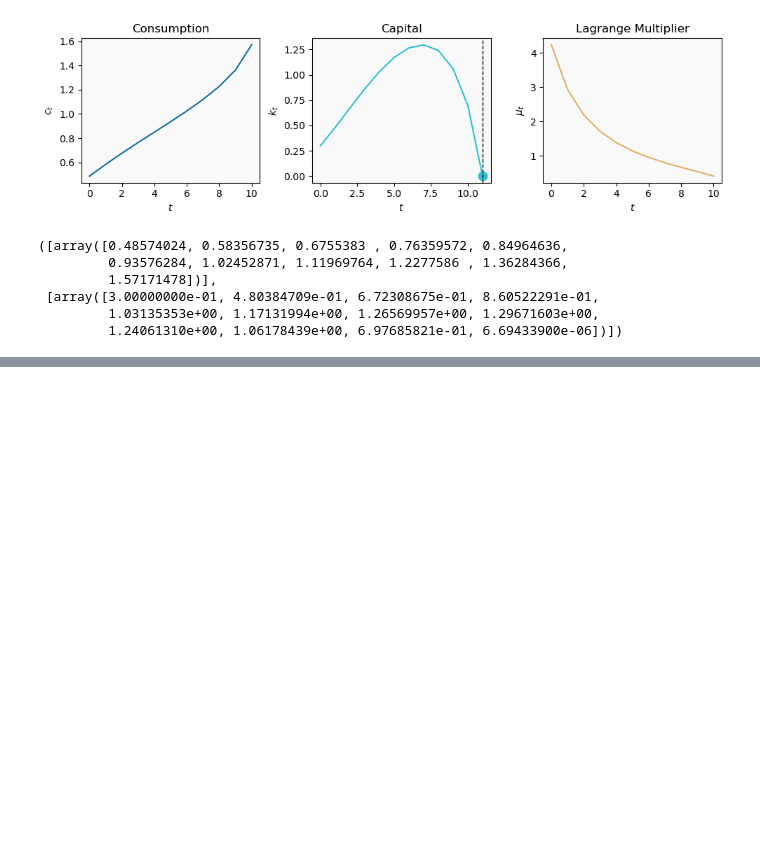
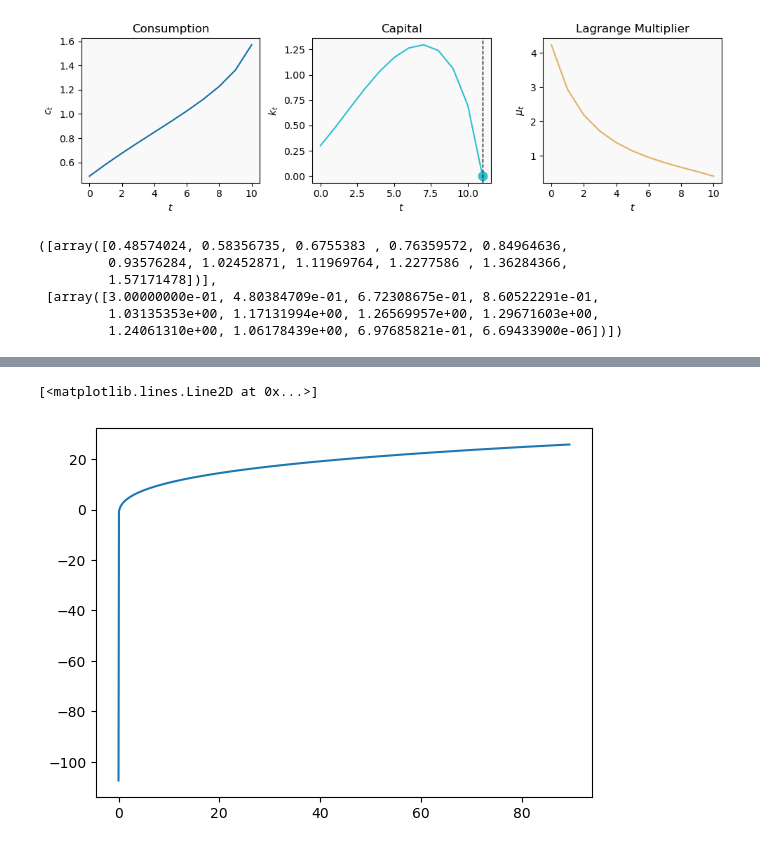
Before and after one commit to sehoxjeong/macroeconomics, a Jupyter notebook: codes/ramsey-cass-koopmans/ramsey_cass_koopmans.ipynb, the cells around one changed output, grey strips where cells are left out. Cells and saved outputs as stored; diff of their text form; code cells hidden in the pictures; blank space fills up the shorter version.

```diff
--- a/codes/ramsey-cass-koopmans/ramsey_cass_koopmans.ipynb
+++ b/codes/ramsey-cass-koopmans/ramsey_cass_koopmans.ipynb
@@ -197,0 +286,5 @@ plot_paths(0.3, 0.3, [10])
+# %%
+plt.plot(kgrid, V)
+# %% [output]
+[<matplotlib.lines.Line2D at 0x...>]
+[figure, added]
```
Also changed, not shown: parts of 4 cells of this notebook, 4 other files.
